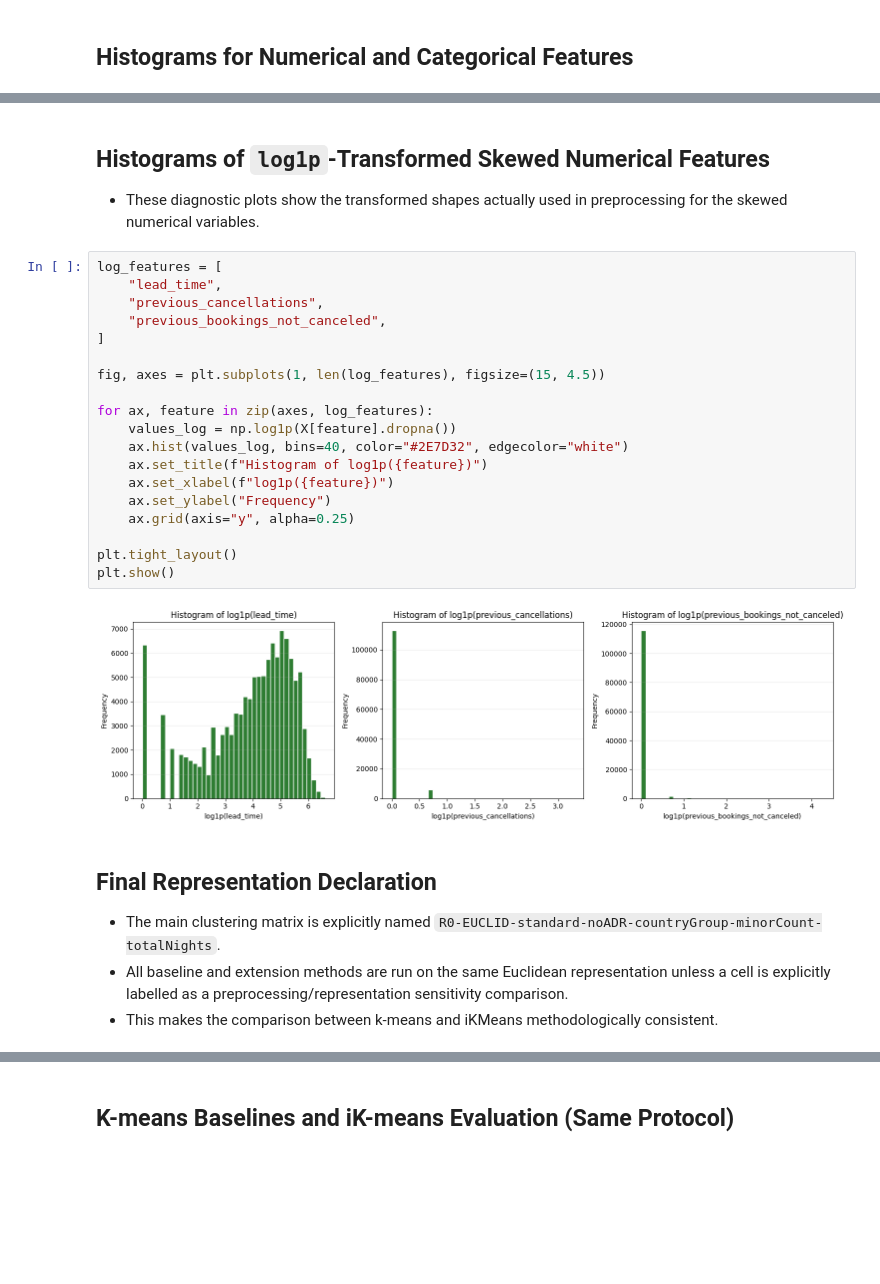
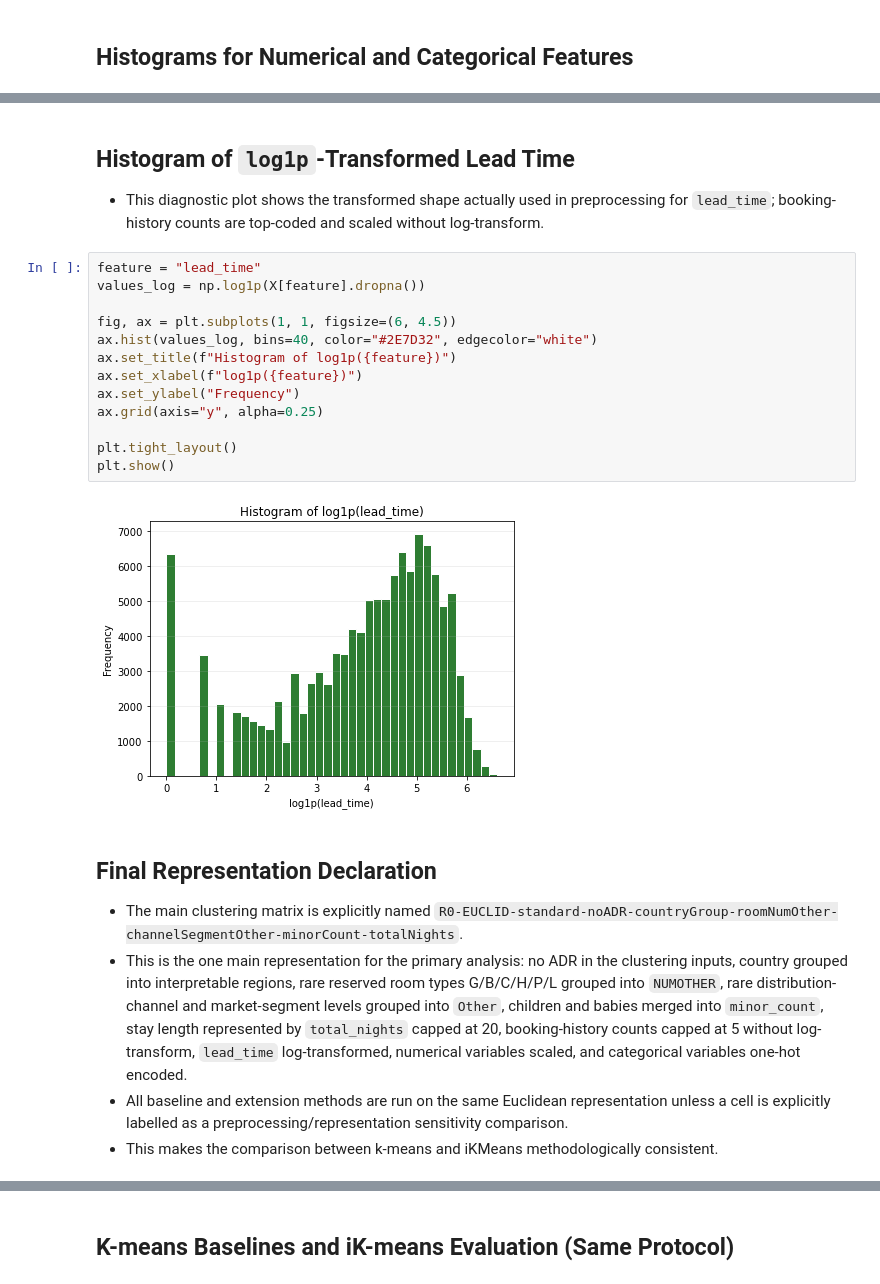
Before and after one commit to mreTeixeira7/usl_project1_72922_72898_60253, a Jupyter notebook: project.ipynb, the cells around one changed output, grey strips where cells are left out. Cells and saved outputs as stored; diff of their text form; blank space fills up the shorter version.

```diff
--- a/project.ipynb
+++ b/project.ipynb
@@ -682,32 +479,27 @@ Example transformed names: ['num_regular__adults' 'num_regular__is_repeated_gues
  'cat__reserved_room_type_A' 'cat__reserved_room_type_D'
  'cat__reserved_room_type_E' 'cat__reserved_room_type_F']
 # %% [markdown]
-## Histograms of `log1p`-Transformed Skewed Numerical Features
-- These diagnostic plots show the transformed shapes actually used in preprocessing for the skewed numerical variables.
+## Histogram of `log1p`-Transformed Lead Time
+- This diagnostic plot shows the transformed shape actually used in preprocessing for `lead_time`; booking-history counts are top-coded and scaled without log-transform.
 # %%
-log_features = [
-    "lead_time",
-    "previous_cancellations",
-    "previous_bookings_not_canceled",
-]
+feature = "lead_time"
+values_log = np.log1p(X[feature].dropna())
 
-fig, axes = plt.subplots(1, len(log_features), figsize=(15, 4.5))
-
-for ax, feature in zip(axes, log_features):
-    values_log = np.log1p(X[feature].dropna())
-    ax.hist(values_log, bins=40, color="#2E7D32", edgecolor="white")
-    ax.set_title(f"Histogram of log1p({feature})")
-    ax.set_xlabel(f"log1p({feature})")
-    ax.set_ylabel("Frequency")
-    ax.grid(axis="y", alpha=0.25)
+fig, ax = plt.subplots(1, 1, figsize=(6, 4.5))
+ax.hist(values_log, bins=40, color="#2E7D32", edgecolor="white")
+ax.set_title(f"Histogram of log1p({feature})")
+ax.set_xlabel(f"log1p({feature})")
+ax.set_ylabel("Frequency")
+ax.grid(axis="y", alpha=0.25)
 
 plt.tight_layout()
 plt.show()
 # %% [output]
-[figure, old version]
+[figure, new version]
 # %% [markdown]
 ## Final Representation Declaration
-- The main clustering matrix is explicitly named `R0-EUCLID-standard-noADR-countryGroup-minorCount-totalNights`.
+- The main clustering matrix is explicitly named `R0-EUCLID-standard-noADR-countryGroup-roomNumOther-channelSegmentOther-minorCount-totalNights`.
+- This is the one main representation for the primary analysis: no ADR in the clustering inputs, country grouped into interpretable regions, rare reserved room types G/B/C/H/P/L grouped into `NUMOTHER`, rare distribution-channel and market-segment levels grouped into `Other`, children and babies merged into `minor_count`, stay length represented by `total_nights` capped at 20, booking-history counts capped at 5 without log-transform, `lead_time` log-transformed, numerical variables scaled, and categorical variables one-hot encoded.
 - All baseline and extension methods are run on the same Euclidean representation unless a cell is explicitly labelled as a preprocessing/representation sensitivity comparison.
 - This makes the comparison between k-means and iKMeans methodologically consistent.
 # %%
```
Also changed, not shown: parts of 17 cells of this notebook.
